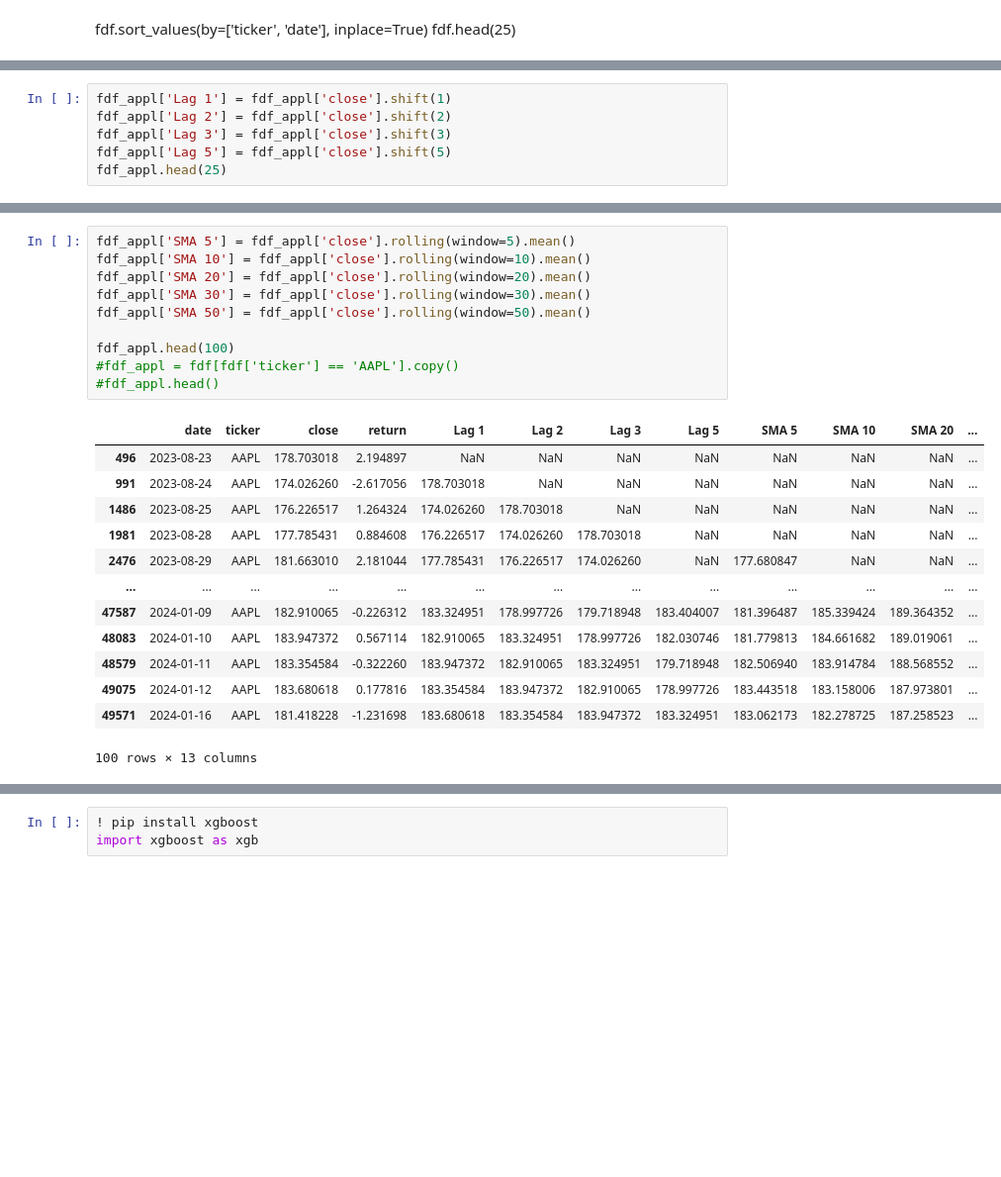
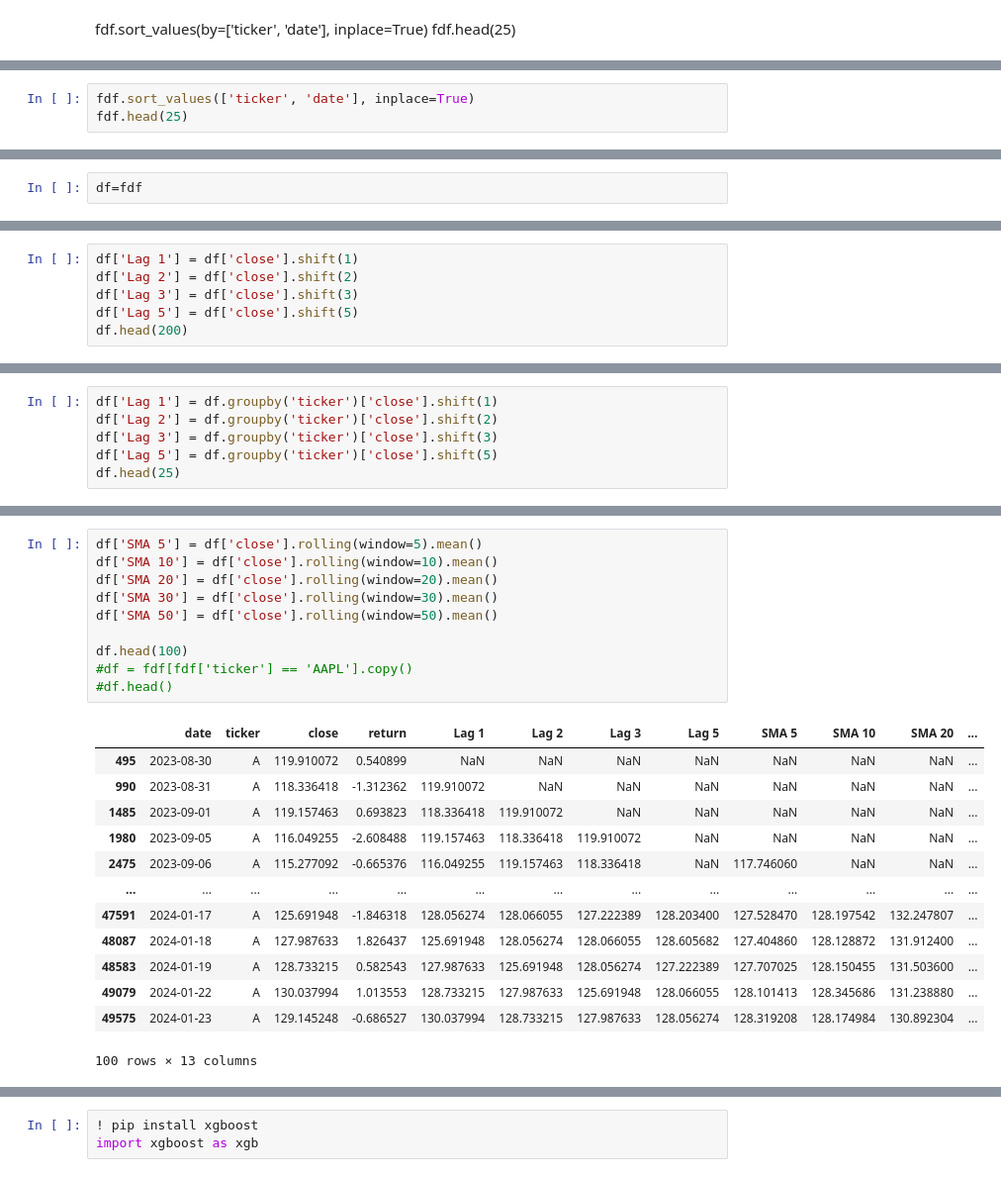
Before and after one commit to Suman-Poola/Random-Forrest-s-p500, a Jupyter notebook: XGBoost.ipynb, the cells around one changed output, grey strips where cells are left out. Shown at 99% size. Cells and saved outputs as stored; diff of their text form; blank space fills up the shorter version.

```diff
--- a/XGBoost.ipynb
+++ b/XGBoost.ipynb
@@ -124,0 +128,3 @@ fdf_appl.head()
+# %%
+fdf.sort_values(['ticker', 'date'], inplace=True)
+fdf.head(25)
@@ -125 +149,3 @@ fdf_appl.head()
+# %%
+df=fdf
 # %%
@@ -129,8 +155,8 @@ len(fdf_appl)
 # %%
-fdf_appl['Lag 1'] = fdf_appl['close'].shift(1)
-fdf_appl['Lag 2'] = fdf_appl['close'].shift(2)
-fdf_appl['Lag 3'] = fdf_appl['close'].shift(3)
-fdf_appl['Lag 5'] = fdf_appl['close'].shift(5)
-fdf_appl.head(25)
+df['Lag 1'] = df['close'].shift(1)
+df['Lag 2'] = df['close'].shift(2)
+df['Lag 3'] = df['close'].shift(3)
+df['Lag 5'] = df['close'].shift(5)
+df.head(200)
 # %% [output]
 |  | date | ticker | close | return | Lag 1 | Lag 2 | Lag 3 | Lag 5 |
@@ -152,0 +175,6 @@ fdf_appl.head(25)
+# %%
+df['Lag 1'] = df.groupby('ticker')['close'].shift(1)
+df['Lag 2'] = df.groupby('ticker')['close'].shift(2)
+df['Lag 3'] = df.groupby('ticker')['close'].shift(3)
+df['Lag 5'] = df.groupby('ticker')['close'].shift(5)
+df.head(25)
@@ -153,25 +199,25 @@ fdf_appl.head(25)
 # %%
-fdf_appl['SMA 5'] = fdf_appl['close'].rolling(window=5).mean()
-fdf_appl['SMA 10'] = fdf_appl['close'].rolling(window=10).mean()
-fdf_appl['SMA 20'] = fdf_appl['close'].rolling(window=20).mean()
-fdf_appl['SMA 30'] = fdf_appl['close'].rolling(window=30).mean()
-fdf_appl['SMA 50'] = fdf_appl['close'].rolling(window=50).mean()
+df['SMA 5'] = df['close'].rolling(window=5).mean()
+df['SMA 10'] = df['close'].rolling(window=10).mean()
+df['SMA 20'] = df['close'].rolling(window=20).mean()
+df['SMA 30'] = df['close'].rolling(window=30).mean()
+df['SMA 50'] = df['close'].rolling(window=50).mean()
 
-fdf_appl.head(100)
-#fdf_appl = fdf[fdf['ticker'] == 'AAPL'].copy()
-#fdf_appl.head()
+df.head(100)
+#df = fdf[fdf['ticker'] == 'AAPL'].copy()
+#df.head()
 # %% [output]
 |  | date | ticker | close | return | Lag 1 | Lag 2 | Lag 3 | Lag 5 | SMA 5 | SMA 10 | SMA 20 | ... |
-| 496 | 2023-08-23 | AAPL | 178.703018 | 2.194897 | NaN | NaN | NaN | NaN | NaN | NaN | NaN | ... |
-| 991 | 2023-08-24 | AAPL | 174.026260 | -2.617056 | 178.703018 | NaN | NaN | NaN | NaN | NaN | NaN | ... |
-| 1486 | 2023-08-25 | AAPL | 176.226517 | 1.264324 | 174.026260 | 178.703018 | NaN | NaN | NaN | NaN | NaN | ... |
-| 1981 | 2023-08-28 | AAPL | 177.785431 | 0.884608 | 176.226517 | 174.026260 | 178.703018 | NaN | NaN | NaN | NaN | ... |
-| 2476 | 2023-08-29 | AAPL | 181.663010 | 2.181044 | 177.785431 | 176.226517 | 174.026260 | NaN | 177.680847 | NaN | NaN | ... |
+| 495 | 2023-08-30 | A | 119.910072 | 0.540899 | NaN | NaN | NaN | NaN | NaN | NaN | NaN | ... |
+| 990 | 2023-08-31 | A | 118.336418 | -1.312362 | 119.910072 | NaN | NaN | NaN | NaN | NaN | NaN | ... |
+| 1485 | 2023-09-01 | A | 119.157463 | 0.693823 | 118.336418 | 119.910072 | NaN | NaN | NaN | NaN | NaN | ... |
+| 1980 | 2023-09-05 | A | 116.049255 | -2.608488 | 119.157463 | 118.336418 | 119.910072 | NaN | NaN | NaN | NaN | ... |
+| 2475 | 2023-09-06 | A | 115.277092 | -0.665376 | 116.049255 | 119.157463 | 118.336418 | NaN | 117.746060 | NaN | NaN | ... |
 | ... | ... | ... | ... | ... | ... | ... | ... | ... | ... | ... | ... | ... |
-| 47587 | 2024-01-09 | AAPL | 182.910065 | -0.226312 | 183.324951 | 178.997726 | 179.718948 | 183.404007 | 181.396487 | 185.339424 | 189.364352 | ... |
-| 48083 | 2024-01-10 | AAPL | 183.947372 | 0.567114 | 182.910065 | 183.324951 | 178.997726 | 182.030746 | 181.779813 | 184.661682 | 189.019061 | ... |
-| 48579 | 2024-01-11 | AAPL | 183.354584 | -0.322260 | 183.947372 | 182.910065 | 183.324951 | 179.718948 | 182.506940 | 183.914784 | 188.568552 | ... |
-| 49075 | 2024-01-12 | AAPL | 183.680618 | 0.177816 | 183.354584 | 183.947372 | 182.910065 | 178.997726 | 183.443518 | 183.158006 | 187.973801 | ... |
-| 49571 | 2024-01-16 | AAPL | 181.418228 | -1.231698 | 183.680618 | 183.354584 | 183.947372 | 183.324951 | 183.062173 | 182.278725 | 187.258523 | ... |
+| 47591 | 2024-01-17 | A | 125.691948 | -1.846318 | 128.056274 | 128.066055 | 127.222389 | 128.203400 | 127.528470 | 128.197542 | 132.247807 | ... |
+| 48087 | 2024-01-18 | A | 127.987633 | 1.826437 | 125.691948 | 128.056274 | 128.066055 | 128.605682 | 127.404860 | 128.128872 | 131.912400 | ... |
+| 48583 | 2024-01-19 | A | 128.733215 | 0.582543 | 127.987633 | 125.691948 | 128.056274 | 127.222389 | 127.707025 | 128.150455 | 131.503600 | ... |
+| 49079 | 2024-01-22 | A | 130.037994 | 1.013553 | 128.733215 | 127.987633 | 125.691948 | 128.066055 | 128.101413 | 128.345686 | 131.238880 | ... |
+| 49575 | 2024-01-23 | A | 129.145248 | -0.686527 | 130.037994 | 128.733215 | 127.987633 | 128.056274 | 128.319208 | 128.174984 | 130.892304 | ... |
 100 rows × 13 columns
 # %%
```
Also changed, not shown: parts of 21 cells of this notebook.
